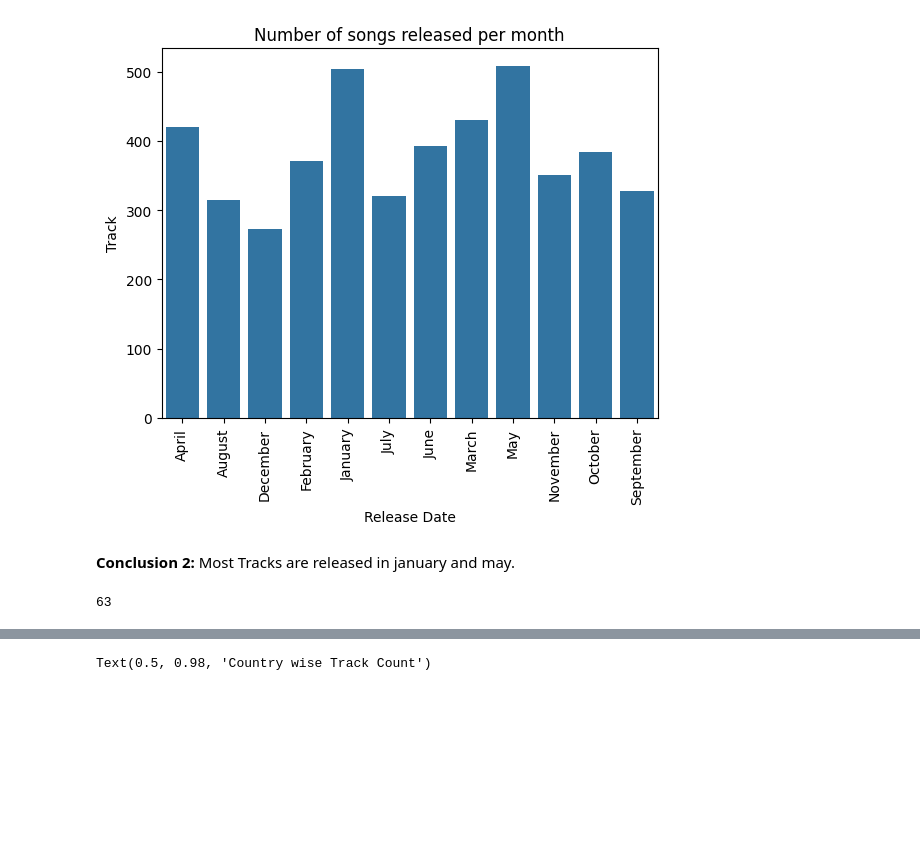
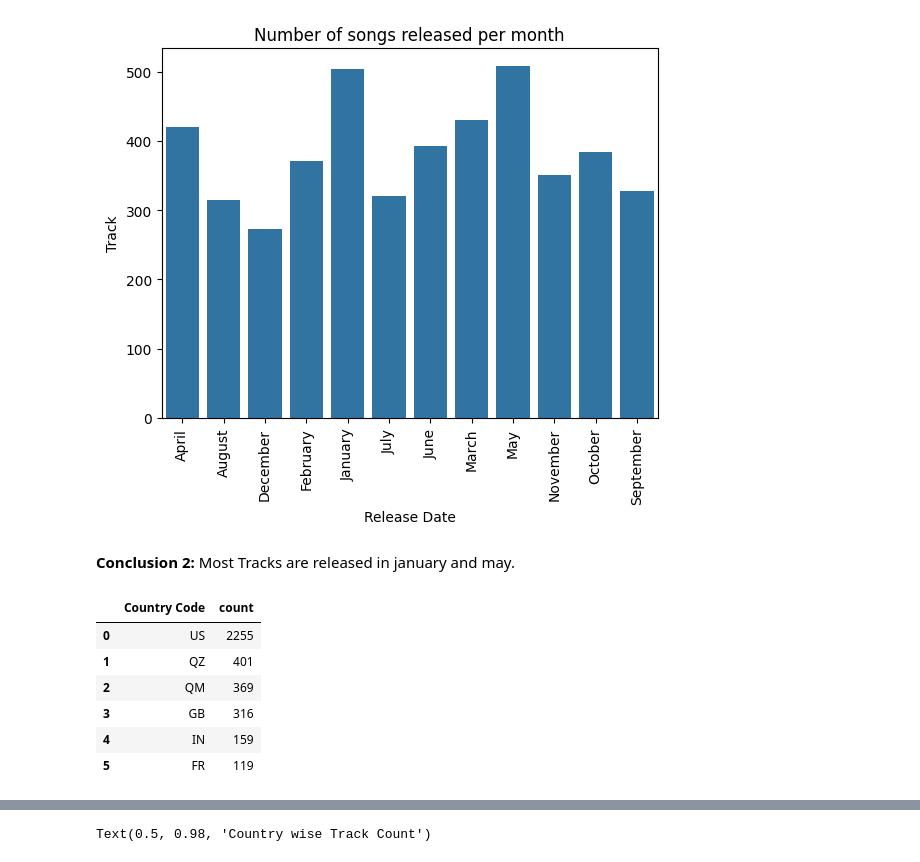
Before and after one commit to SrijaG29/Spotify_df-visualization, a Jupyter notebook: Spotify_Dataframe.ipynb, the cells around one changed output, grey strips where cells are left out. Cells and saved outputs as stored; diff of their text form; code cells hidden in the pictures; blank space fills up the shorter version.

```diff
--- a/Spotify_Dataframe.ipynb
+++ b/Spotify_Dataframe.ipynb
@@ -441,14 +441,20 @@ plt.show()
 # %%
 f = spotify_df.copy()
 f['Country Code'] = f['ISRC'].str[0:2]
 # f
 x = f['Country Code'].value_counts()
-print(len(x))
-#x = x.reset_index()
-#y = x[(x['count']>100)]
-#y
+# print(len(x))
+x = x.reset_index()
+y = x[(x['count']>100)]
+y
 # %% [output]
-63
+|  | Country Code | count |
+| 0 | US | 2255 |
+| 1 | QZ | 401 |
+| 2 | QM | 369 |
+| 3 | GB | 316 |
+| 4 | IN | 159 |
+| 5 | FR | 119 |
 # %%
 q = f[(f['Country Code'].isin(y['Country Code']))]
 q
```
Also changed, not shown: parts of 9 cells of this notebook.
